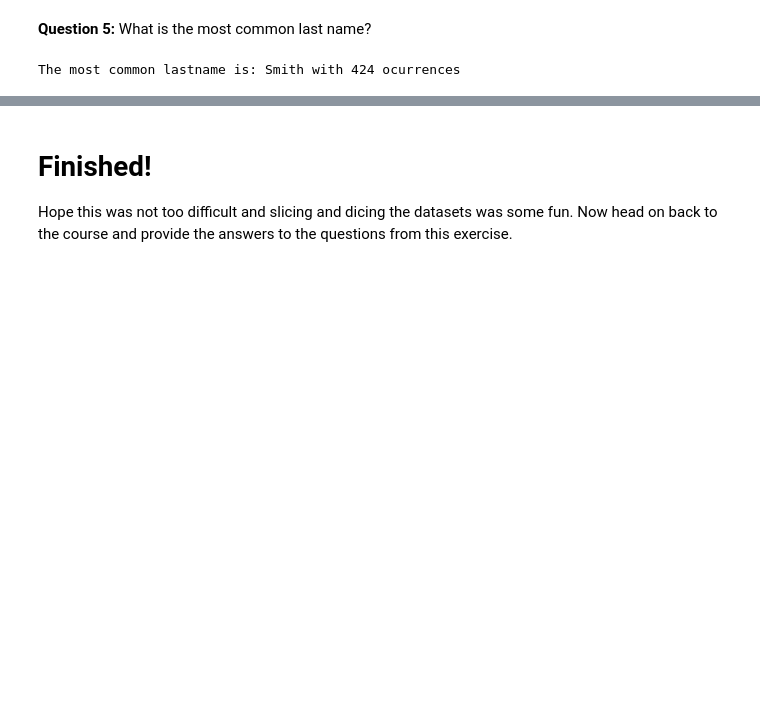
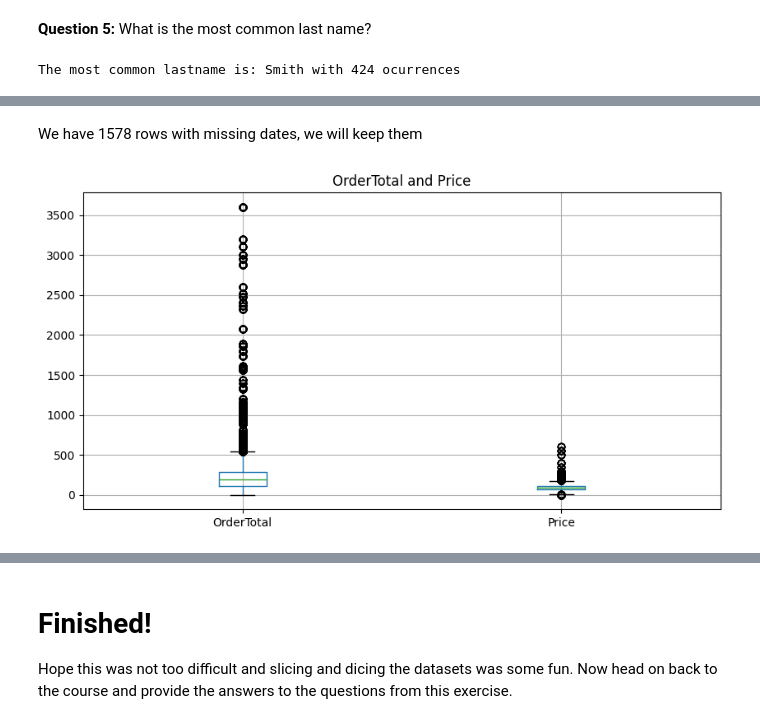
Before and after one commit to EybertMacedo/DataScience, a Jupyter notebook: customers_and_orders/customers_and_orders.ipynb, the cells around one changed output, grey strips where cells are left out. Drawn from its saved outputs; the diff is of its cells as text; code cells hidden in the pictures; blank space fills up the shorter version.

```diff
--- a/customers_and_orders/customers_and_orders.ipynb
+++ b/customers_and_orders/customers_and_orders.ipynb
@@ -214,0 +214,8 @@ Once you get your answers, remember to go back to the course and introduce them
+# %%
+# check if file can be found and open the file
+datafile2 = "./sample_data/orders.csv"
+if not exists(datafile2):
+  raise SystemExit("You should run the first code cell and download the dataset files!")
+
+df_orders = pd.read_csv(datafile2)
+df_orders.head(5)
@@ -214,0 +256,3 @@ Once you get your answers, remember to go back to the course and introduce them
+# %%
+# Making sure Date is date Dtype
+df_orders["Date"] = pd.to_datetime(df_orders["Date"], errors="coerce")
@@ -214,0 +293,9 @@ Once you get your answers, remember to go back to the course and introduce them
+# %% [markdown]
+We have 1578 rows with missing dates, we will keep them
+# %%
+plt.figure(figsize=(10,5))
+df_orders[["OrderTotal", "Price"]].boxplot()
+plt.title("OrderTotal and Price")
+plt.show()
+# %% [output]
+[figure, added]
```
Also changed, not shown: parts of 26 cells of this notebook.
